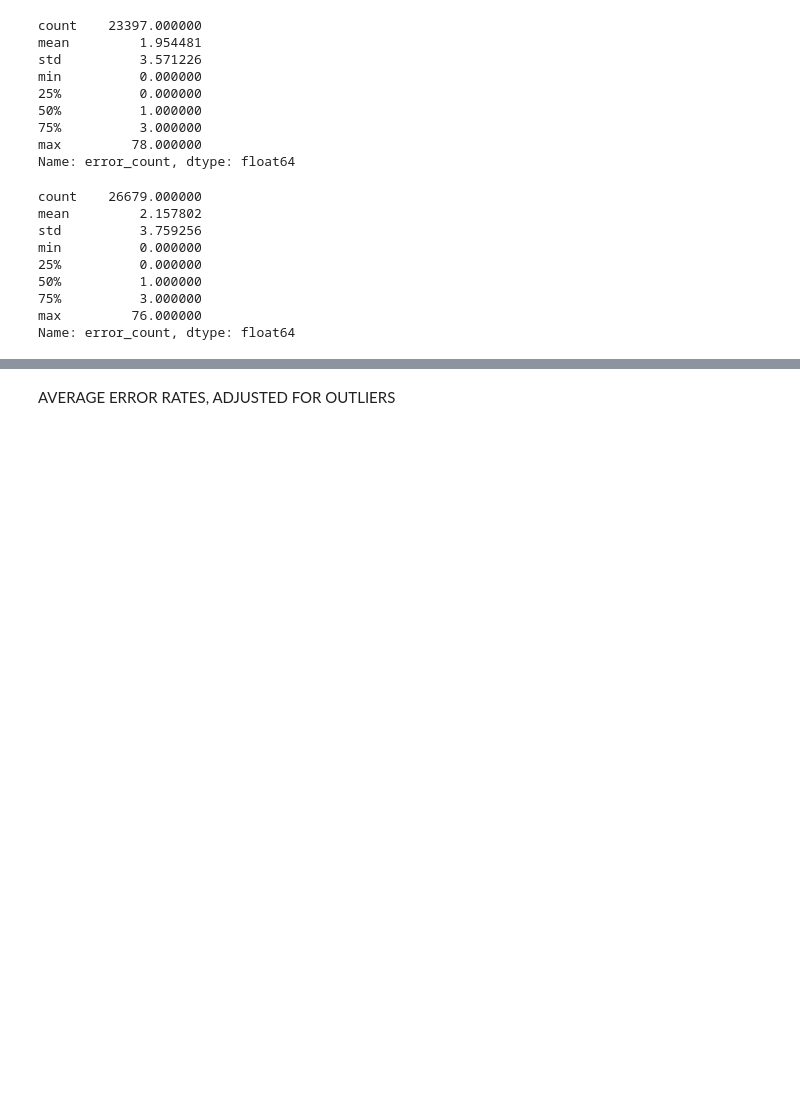
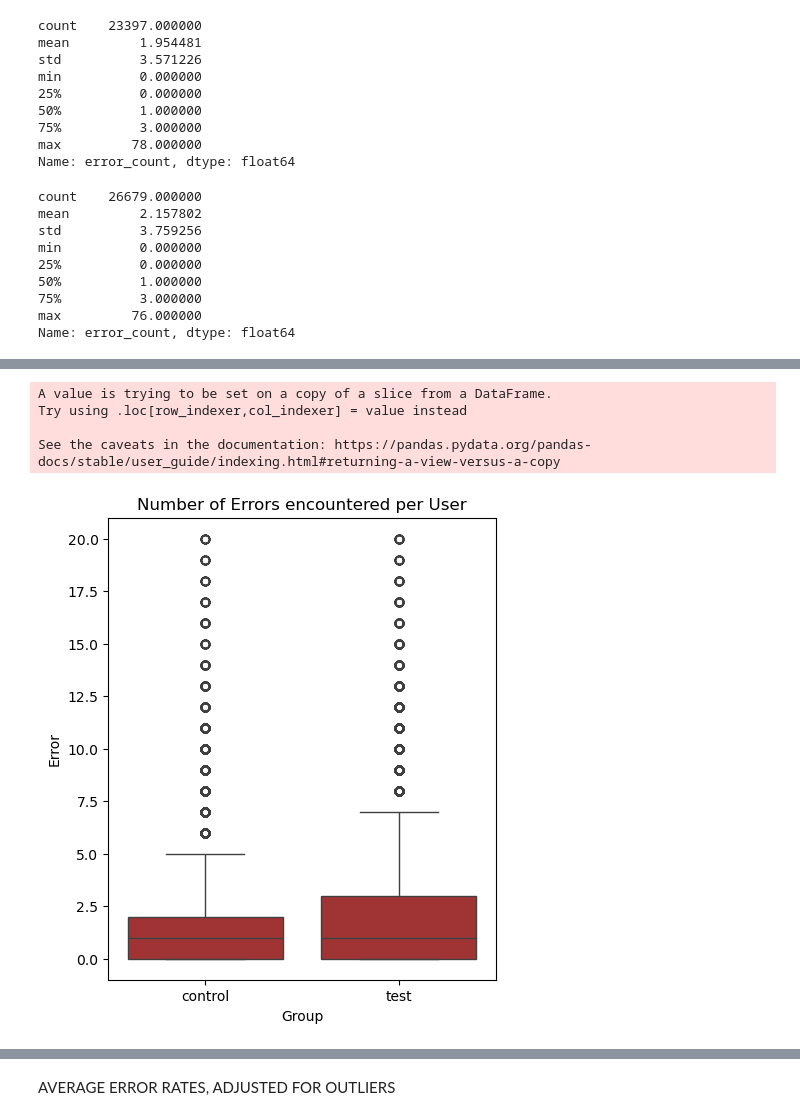
Before and after one commit to mjpacko/project_week5_6, a Jupyter notebook: notebooks/mj_notebook_error_rates.ipynb, the cells around one changed output, grey strips where cells are left out. Drawn from its saved outputs; the diff is of its cells as text; code cells hidden in the pictures; blank space fills up the shorter version.

```diff
--- a/notebooks/mj_notebook_error_rates.ipynb
+++ b/notebooks/mj_notebook_error_rates.ipynb
@@ -109,0 +116,24 @@ Name: error_count, dtype: float64
+# %%
+
+filtered_data = error_count_total_merged[error_count_total_merged['error_count'] <= 20]
+
+filtered_data['variation'] = pd.Categorical(
+    filtered_data['variation'],
+    categories=['control'] + [cat for cat in filtered_data['variation'].unique() if cat != 'control'],
+    ordered=True
+)
+filtered_data = filtered_data.sort_values('variation')
+
+# Create the box plot with red boxes
+plt.figure(figsize=(5, 6))
+sns.boxplot(data=filtered_data, x='variation', y='error_count', color='firebrick')
+plt.title('Number of Errors encountered per User')
+plt.xlabel('Group')
+plt.ylabel('Error')
+plt.show()
+# %% [output]
+A value is trying to be set on a copy of a slice from a DataFrame.
+Try using .loc[row_indexer,col_indexer] = value instead
+
+See the caveats in the documentation: https://pandas.pydata.org/pandas-docs/stable/user_guide/indexing.html#returning-a-view-versus-a-copy
+[figure, added]
```
Also changed, not shown: parts of 7 cells of this notebook.
